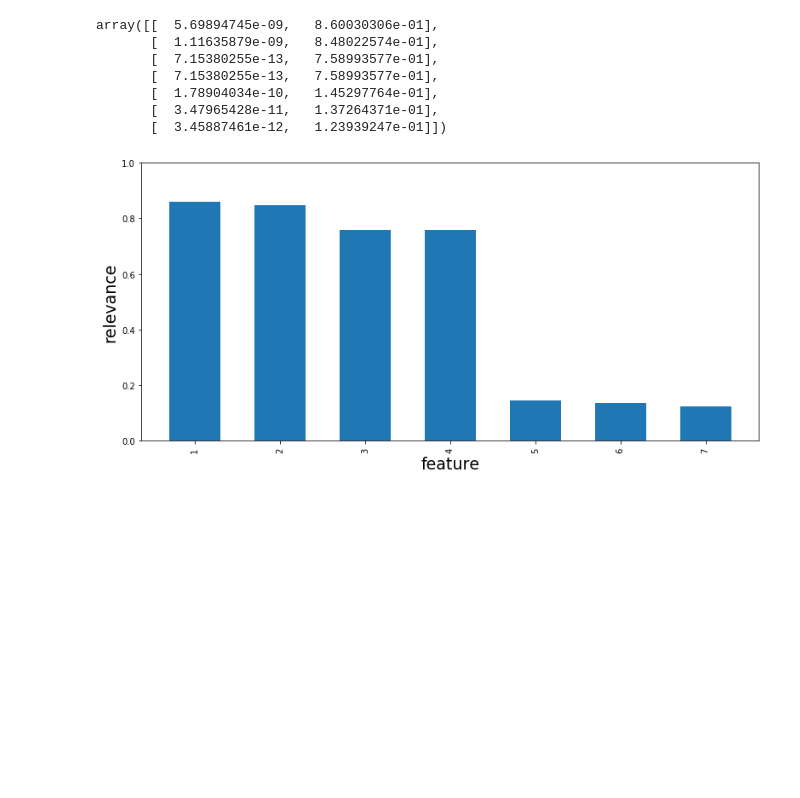
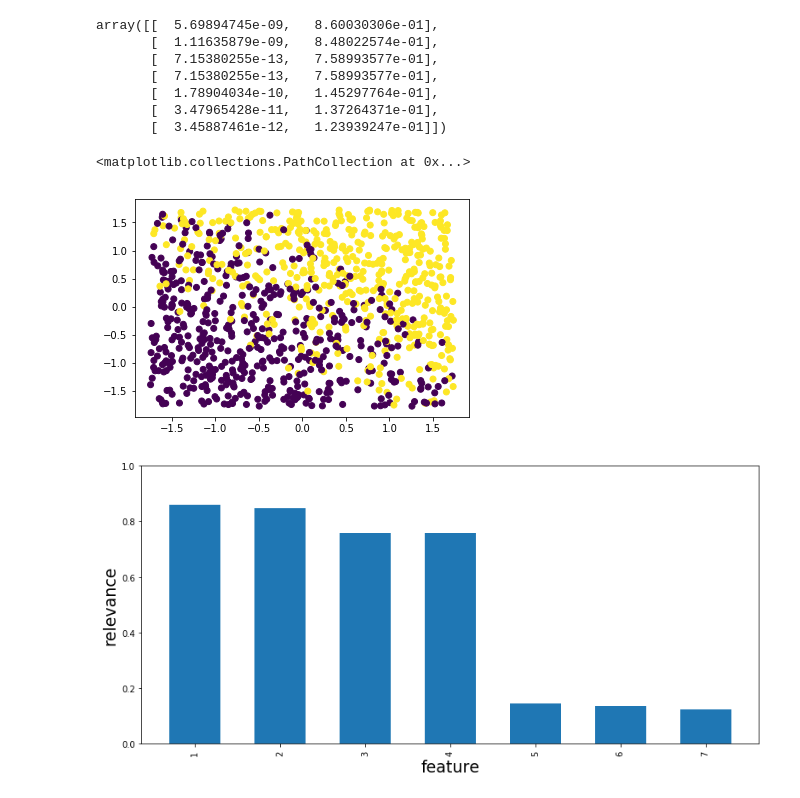
Before and after one commit to lpfann/fri, a Jupyter notebook: notebooks/combining features.ipynb, the cells around one changed output. Cells and saved outputs as stored; diff of their text form; code cells hidden in the pictures; blank space fills up the shorter version.

```diff
--- a/notebooks/combining features.ipynb
+++ b/notebooks/combining features.ipynb
@@ -47,6 +47,11 @@ array([[  5.69894745e-09,   8.60030306e-01],
        [  1.78904034e-10,   1.45297764e-01],
        [  3.47965428e-11,   1.37264371e-01],
        [  3.45887461e-12,   1.23939247e-01]])
+# %%
+plt.scatter(X[:,0],X[:,1],c=y)
+# %% [output]
+<matplotlib.collections.PathCollection at 0x...>
+[figure, added]
 # %%
 p = plotIntervals(f.interval_)
 # %% [output]
```
Also changed, not shown: 1 other file.
